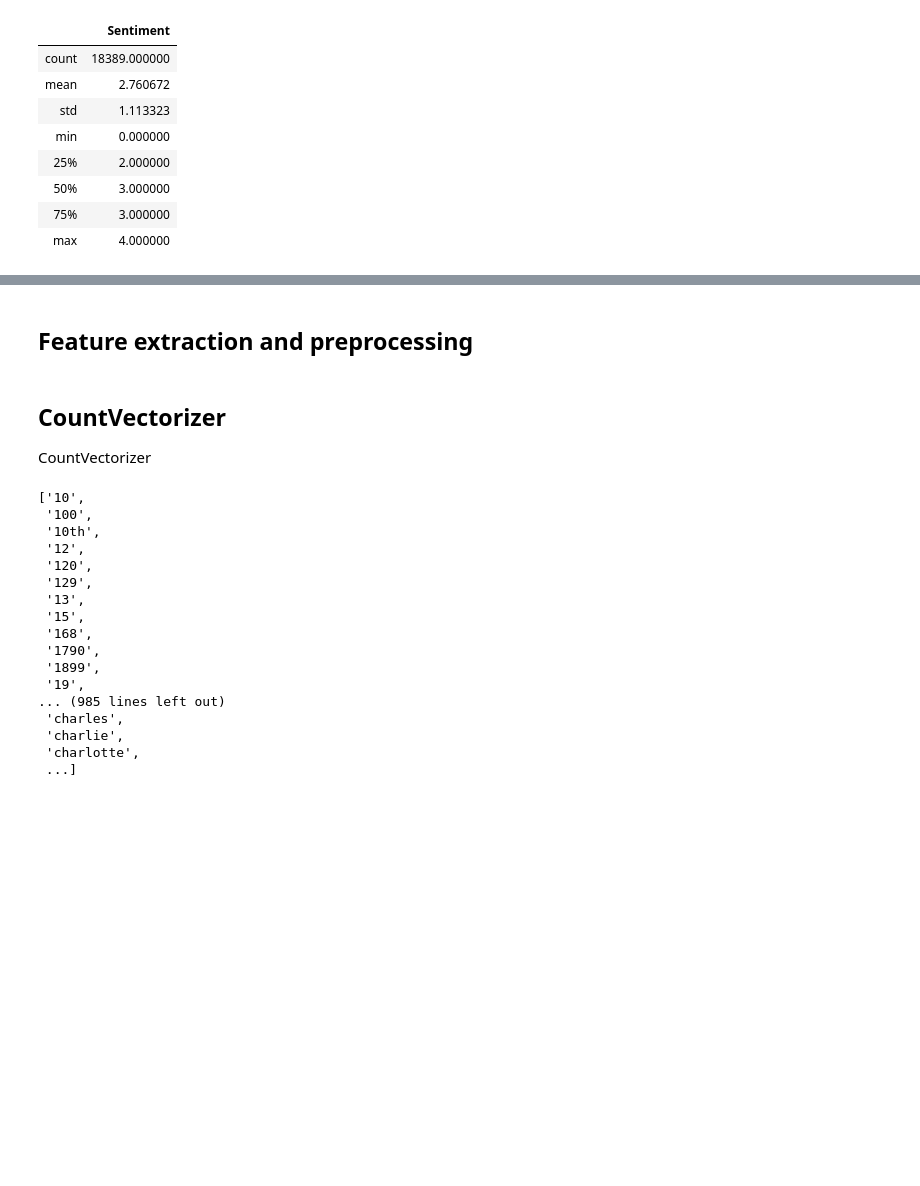
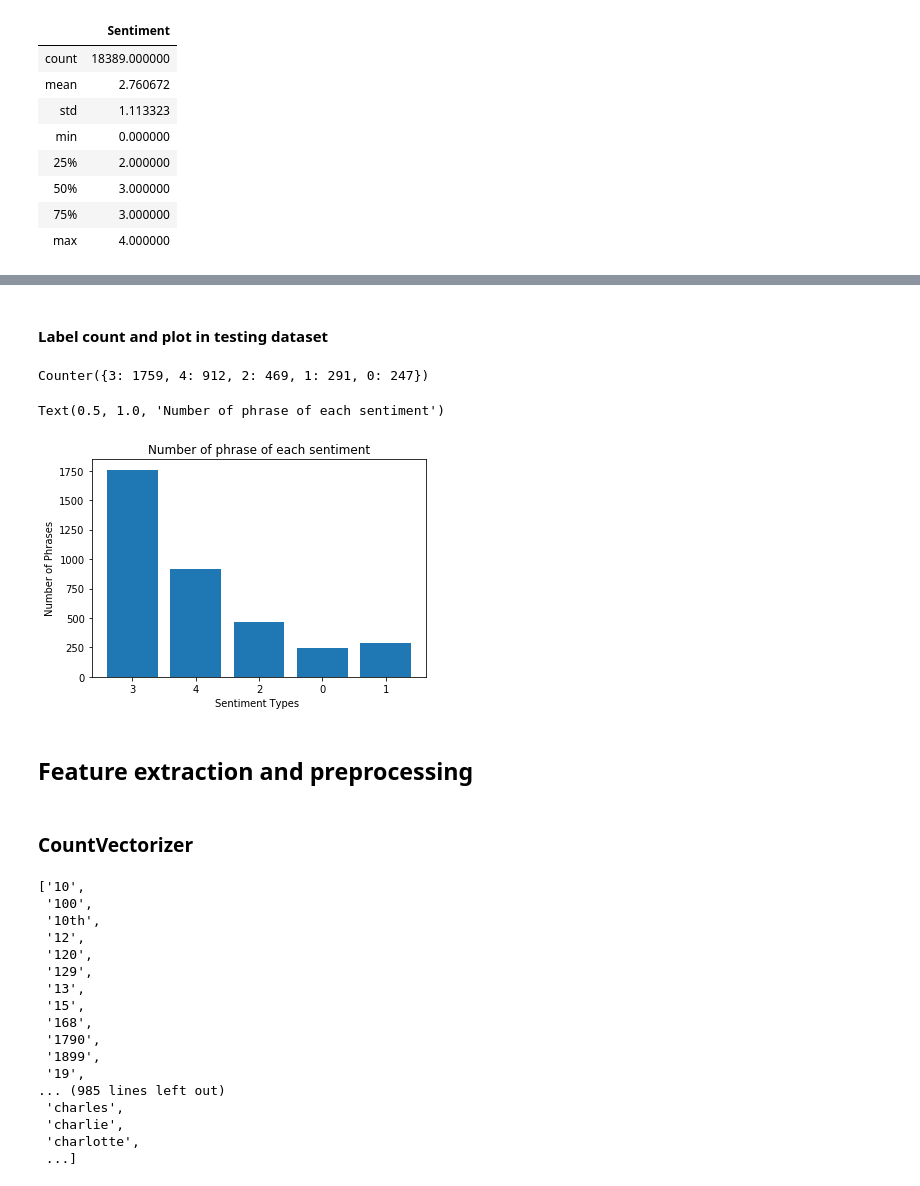
Before and after one commit to rachanakafle/Sentiment-analysis, a Jupyter notebook: Sentiment analysis.ipynb, the cells around one changed output, grey strips where cells are left out. Cells and saved outputs as stored; diff of their text form; code cells hidden in the pictures; blank space fills up the shorter version.

```diff
--- a/Sentiment analysis(SVM).ipynb
+++ b/Sentiment analysis.ipynb
@@ -102,3 +140,19 @@ data.describe()
+# %% [markdown]
+#### Label count  and plot in testing dataset
+# %%
+
+labels_count_test_data=Counter(test_data["Sentiment"])
+print(labels_count_test_data)
+# %% [output]
+Counter({3: 1759, 4: 912, 2: 469, 1: 291, 0: 247})
+# %%
+plt.bar(range(len(labels_count_test_data)),list(labels_count_test_data.values()),tick_label=list(labels_count_test_data.keys()))
+plt.xlabel("Sentiment Types ")
+plt.ylabel("Number of Phrases")
+plt.title("Number of phrase of each sentiment")
+# %% [output]
+Text(0.5, 1.0, 'Number of phrase of each sentiment')
+[figure, added]
 # %% [markdown]
 ## Feature extraction and preprocessing
 # %%
@@ -108,8 +162,7 @@ x_test=test_data.Phrase.tolist()
 y_train=train_data.Sentiment.tolist()
 y_test=test_data.Sentiment.tolist()
 # %% [markdown]
-## CountVectorizer
-CountVectorizer
+### CountVectorizer
 # %%
 from sklearn.feature_extraction.text import CountVectorizer
 # %%
```
Also changed, not shown: parts of 65 cells of this notebook, 4 other files.
